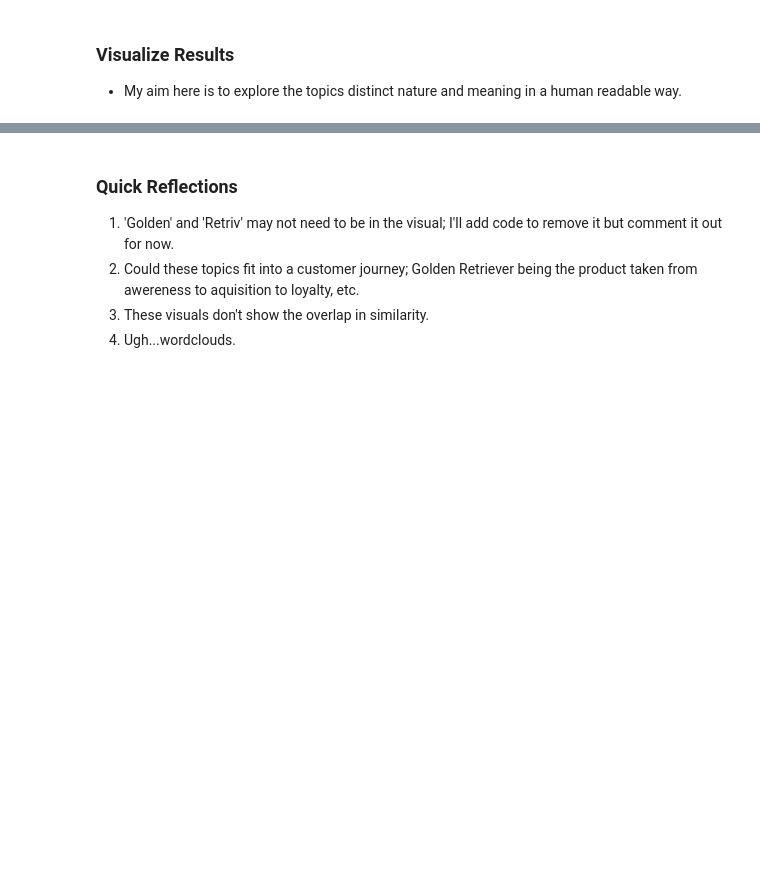
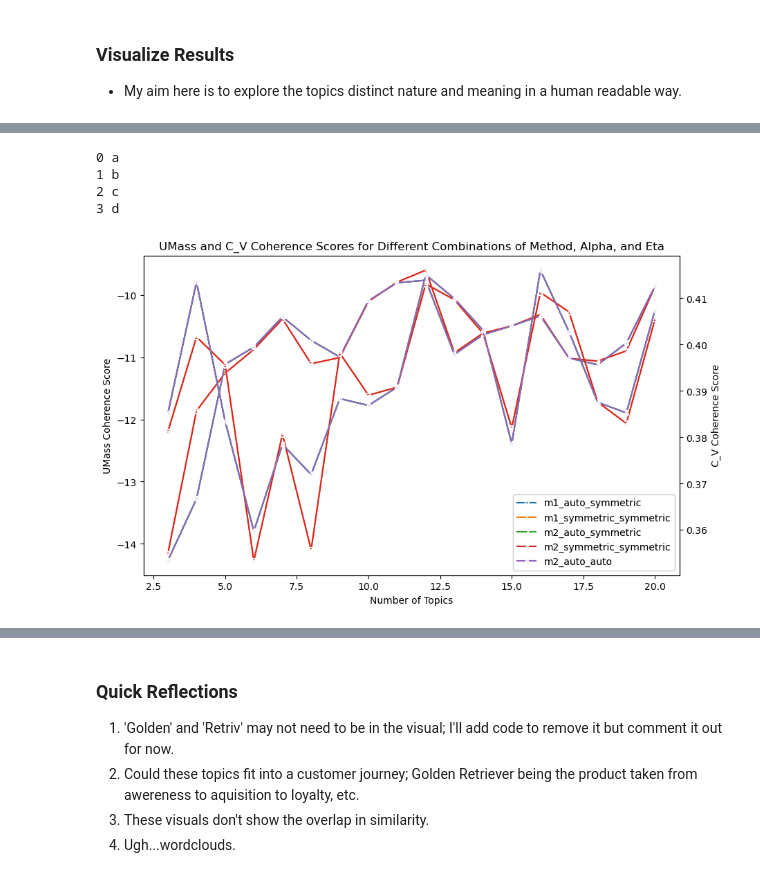
Before and after one commit to blehman/code_samples, a Jupyter notebook: tweet_topic_modeling/tom_robbins_whimsy.ipynb, the cells around one changed output, grey strips where cells are left out. Cells and saved outputs as stored; diff of their text form; code cells hidden in the pictures; blank space fills up the shorter version.

```diff
--- a/tweet_topic_modeling/tom_robbins_whimsy.ipynb
+++ b/tweet_topic_modeling/tom_robbins_whimsy.ipynb
@@ -372,0 +1005,44 @@ lda_model, train_corpus, dictionary = LDA_m3.main(tweet_text, pyLDAvis=True)
+# %%
+x = ['a','b','c','d']
+for i, v in enumerate(x):
+    print(i,v)
+# %% [output]
+0 a
+1 b
+2 c
+3 d
+# %%
+import pandas as pd
+import seaborn as sns
+import matplotlib.pyplot as plt
+
+
+
+# Convert dictionary to DataFrame
+df = df_coherence
+
+# Set up the figure and the dual axis
+fig, ax1 = plt.subplots(figsize=(10, 6))
+ax2 = ax1.twinx()
+
+# Create a list of unique combinations of method, alpha, and eta
+combinations = df[['method', 'alpha', 'eta']].drop_duplicates()
+
+# Iterate over each combination and plot lines on the respective axes
+for i, (method, alpha, eta) in enumerate(combinations.values):
+    subset = df[(df['method'] == method) & (df['alpha'] == alpha) & (df['eta'] == eta)]
+    sns.lineplot(data=subset, x='num_topics', y='coherence_scores_umass',
+                 ax=ax1, label=f'{method}_{alpha}_{eta}', marker=f'${i}$')
+    sns.lineplot(data=subset, x='num_topics', y='coherence_scores_cv',
+                 ax=ax2, label=f'{method}_{alpha}_{eta}', marker=f'${i}$')
+
+# Set labels and title
+ax1.set_ylabel('UMass Coherence Score')
+ax2.set_ylabel('C_V Coherence Score')
+ax1.set_xlabel('Number of Topics')
+plt.title('UMass and C_V Coherence Scores for Different Combinations of Method, Alpha, and Eta')
+
+# Show the plot
+plt.show()
+# %% [output]
+[figure, added]
```
Also changed, not shown: parts of 112 cells of this notebook, 2 other files.
